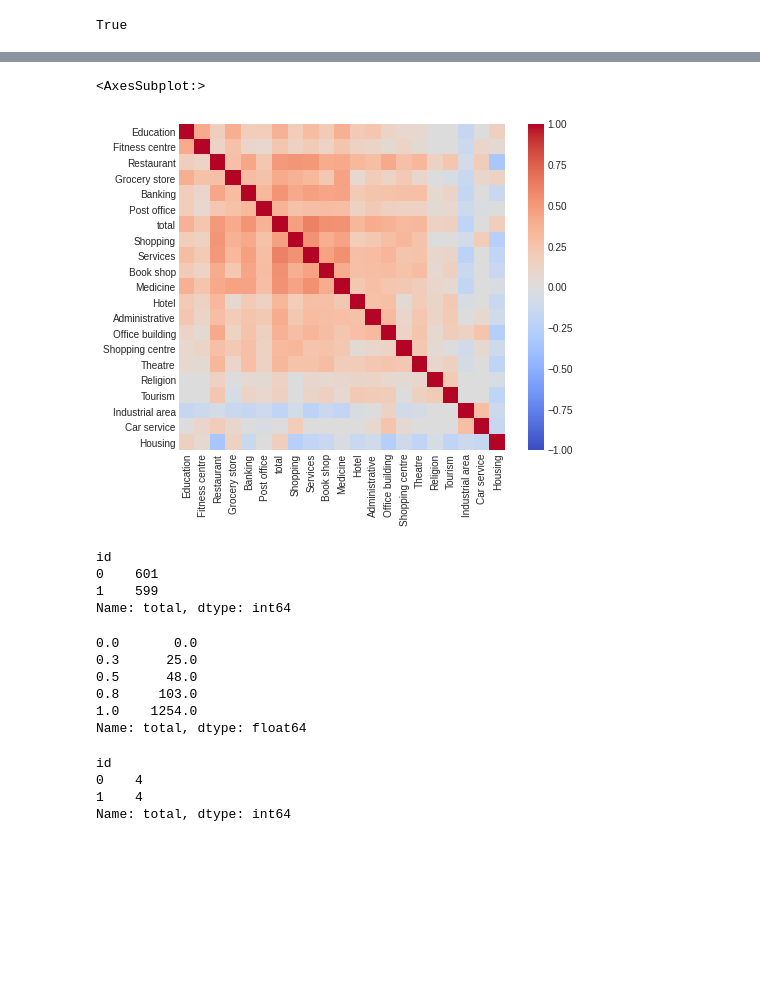
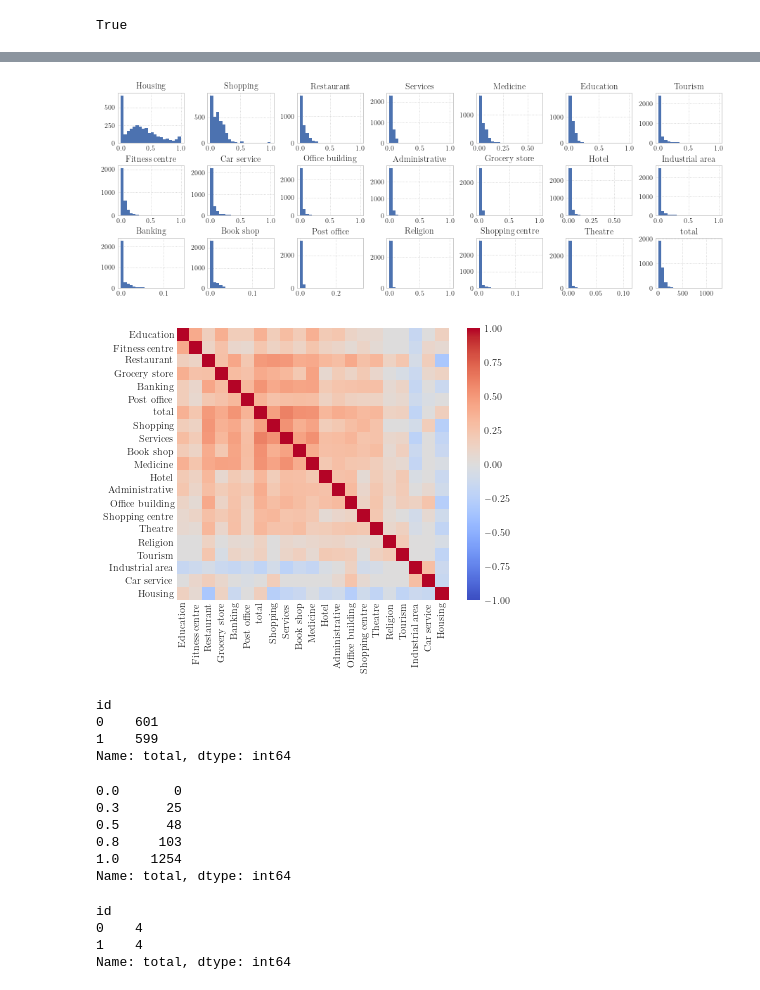
Before and after one commit to AlgoMathITMO/public-transport-network, a Jupyter notebook: pipeline/5_supernode-features.ipynb, the cells around one changed output, grey strips where cells are left out. Drawn from its saved outputs; the diff is of its cells as text; code cells hidden in the pictures; blank space fills up the shorter version.

```diff
--- a/pipeline/5_supernode-features.ipynb
+++ b/pipeline/5_supernode-features.ipynb
@@ -30,14 +30,15 @@ from matplotlib import pyplot as plt
 from myutils.spatial import get_earth_distances
 from myutils.stats import corrcoef
 from myutils.json import save_json, load_json
+from myutils.matplotlib import matplotlib_latex, matplotlib_seaborn_style
 
 from ptn.parallel_centralities import betweenness_centrality_parallel, \
     shortest_path_lengths_parallel, closeness_centrality_parallel
 from config import supernode_attributes_fpath, edges_pspace_fpath, supernodes_fpath, \
     infrastructure_features_fpath, graph_features_fpath
 
-plt.style.use('seaborn-whitegrid')
-plt.rcParams['axes.prop_cycle'] = plt.cycler(color=sns.color_palette('deep'))
+matplotlib_seaborn_style()
+matplotlib_latex()
 # %%
 supernode_attributes = pd.read_json(supernode_attributes_fpath).set_index('id')
 
@@ -115,0 +110,4 @@ infrastructure_features.hist(figsize=(15, 15));
+# %%
+infrastructure_features = pd.read_json(infrastructure_features_fpath, encoding='utf-8').set_index('id')
+
+infrastructure_features.head(2)
@@ -116,12 +120,34 @@ infrastructure_features.hist(figsize=(15, 15));
+# %%
+n_features = infrastructure_features.shape[1]
+
+ncols = 7
+nrows = n_features // ncols + int(n_features % ncols > 0)
+
+fig, axes = plt.subplots(nrows=nrows, ncols=ncols)
+fig.set_size_inches(2.2 * ncols, 1.7 * nrows)
+fig.subplots_adjust(wspace=0.35, hspace=0.45)
+axes = axes.flatten()
+
+for col, ax in zip(infrastructure_features.columns, axes):
+    infrastructure_features[col].hist(ax=ax, bins=20)
+    ax.set_title(col)
+
+for i in range(n_features, len(axes)):
+    axes[i].axis('off')
+
+plt.savefig('../figures/infrastructure_feature_hists.pdf', transparent=True, bbox_inches='tight')
+# %% [output]
+[figure, added]
 # %%
-plt.figure(figsize=(8, 6))
+plt.figure(figsize=(6.5, 5))
 
 corr = corrcoef(infrastructure_features, method='spearman').fillna(0)
 
 sns.heatmap(corr, vmin=-1, cmap='coolwarm', square=True)
+
+plt.savefig('../figures/infrastructure_features_corr.pdf', transparent=True, bbox_inches='tight')
 # %% [output]
-<AxesSubplot:>
-[figure, old version]
+[figure, new version]
 # %%
 total = infrastructure_features['total']
 
@@ -132,15 +158,15 @@ id
 1    599
 Name: total, dtype: int64
 # %%
-quantiles = total.quantile([0, 0.3, 0.5, 0.8, 1])
+quantiles = total.quantile([0, 0.3, 0.5, 0.8, 1]).astype(int)
 quantiles
 # %% [output]
-0.0       0.0
-0.3      25.0
-0.5      48.0
-0.8     103.0
-1.0    1254.0
-Name: total, dtype: float64
+0.0       0
+0.3      25
+0.5      48
+0.8     103
+1.0    1254
+Name: total, dtype: int64
 # %%
 def assign_size_cluster(value: float) -> str:
     for i, q in enumerate(quantiles):
```
Also changed, not shown: parts of 27 cells of this notebook, 35 other files.
